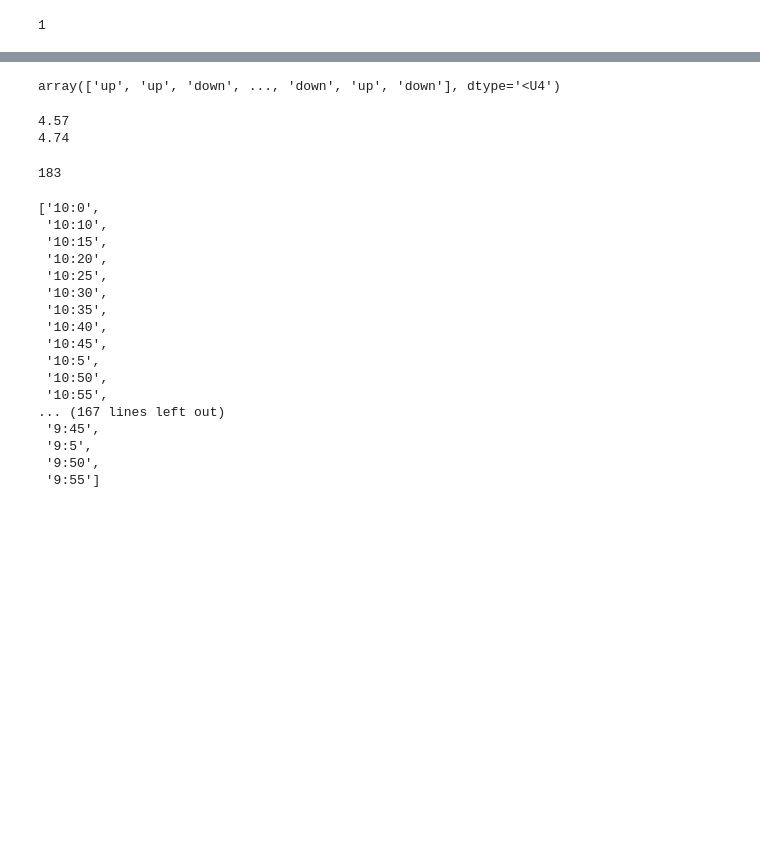
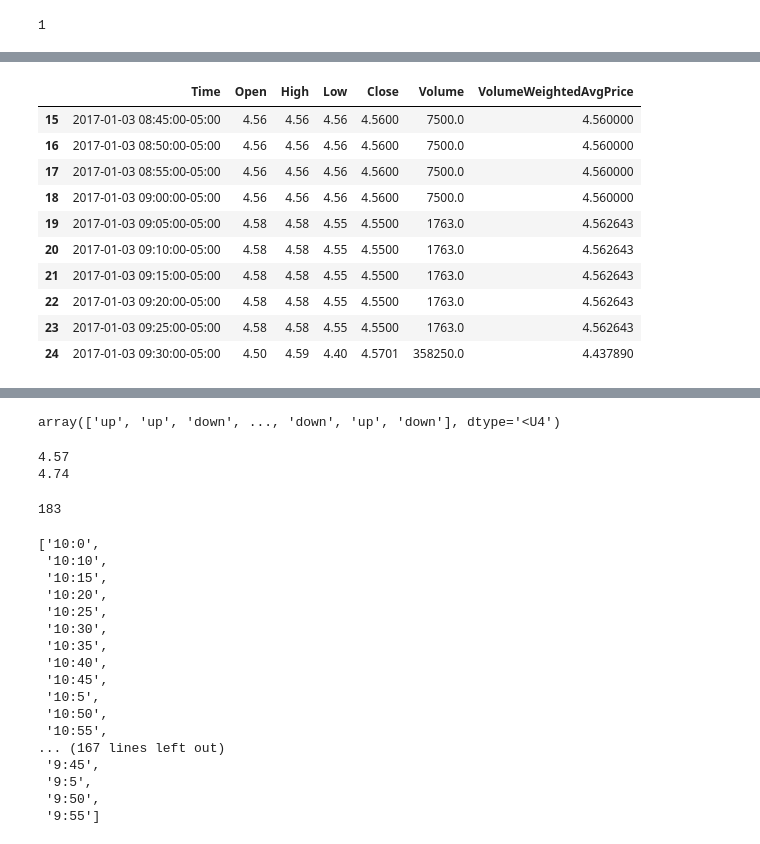
Before and after one commit to Cloblak/aipi540_deeplearning, a Jupyter notebook: 1D_CNN_Attempts/1D_CNN.ipynb, the cells around one changed output, grey strips where cells are left out. Cells and saved outputs as stored; diff of their text form; code cells hidden in the pictures; blank space fills up the shorter version.

```diff
--- a/1D_CNN_Attempts/1D_CNN.ipynb
+++ b/1D_CNN_Attempts/1D_CNN.ipynb
@@ -264,7 +264,7 @@ train_filtered.index[0].month
 # %% [output]
 1
 # %%
-TZ = 'America/New_York'
+TZ = 'US/Eastern'
 
 start_dateTime = pd.Timestamp(year = train_filtered.index[0].year,
                               month = train_filtered.index[0].month,
@@ -294,0 +299,4 @@ dateTime_index[0:10]
+# %%
+dateTime_index_df = pd.DataFrame()
+dateTime_index_df["Time"] = dateTime_index
+final_train = pd.merge_asof(dateTime_index_df, train_filtered, on='Time', direction='forward')
@@ -295,3 +313,17 @@ dateTime_index[0:10]
+# %%
+final_train[15:25]
+# %% [output]
+|  | Time | Open | High | Low | Close | Volume | VolumeWeightedAvgPrice |
+| 15 | 2017-01-03 08:45:00-05:00 | 4.56 | 4.56 | 4.56 | 4.5600 | 7500.0 | 4.560000 |
+| 16 | 2017-01-03 08:50:00-05:00 | 4.56 | 4.56 | 4.56 | 4.5600 | 7500.0 | 4.560000 |
+| 17 | 2017-01-03 08:55:00-05:00 | 4.56 | 4.56 | 4.56 | 4.5600 | 7500.0 | 4.560000 |
+| 18 | 2017-01-03 09:00:00-05:00 | 4.56 | 4.56 | 4.56 | 4.5600 | 7500.0 | 4.560000 |
+| 19 | 2017-01-03 09:05:00-05:00 | 4.58 | 4.58 | 4.55 | 4.5500 | 1763.0 | 4.562643 |
+| 20 | 2017-01-03 09:10:00-05:00 | 4.58 | 4.58 | 4.55 | 4.5500 | 1763.0 | 4.562643 |
+| 21 | 2017-01-03 09:15:00-05:00 | 4.58 | 4.58 | 4.55 | 4.5500 | 1763.0 | 4.562643 |
+| 22 | 2017-01-03 09:20:00-05:00 | 4.58 | 4.58 | 4.55 | 4.5500 | 1763.0 | 4.562643 |
+| 23 | 2017-01-03 09:25:00-05:00 | 4.58 | 4.58 | 4.55 | 4.5500 | 1763.0 | 4.562643 |
+| 24 | 2017-01-03 09:30:00-05:00 | 4.50 | 4.59 | 4.40 | 4.5701 | 358250.0 | 4.437890 |
 # %%
 # print(buildTargets.__doc__)
 train_targets, val_targets, test_targets, full_targets = buildTargets()
```
Also changed, not shown: parts of 4 cells of this notebook.
